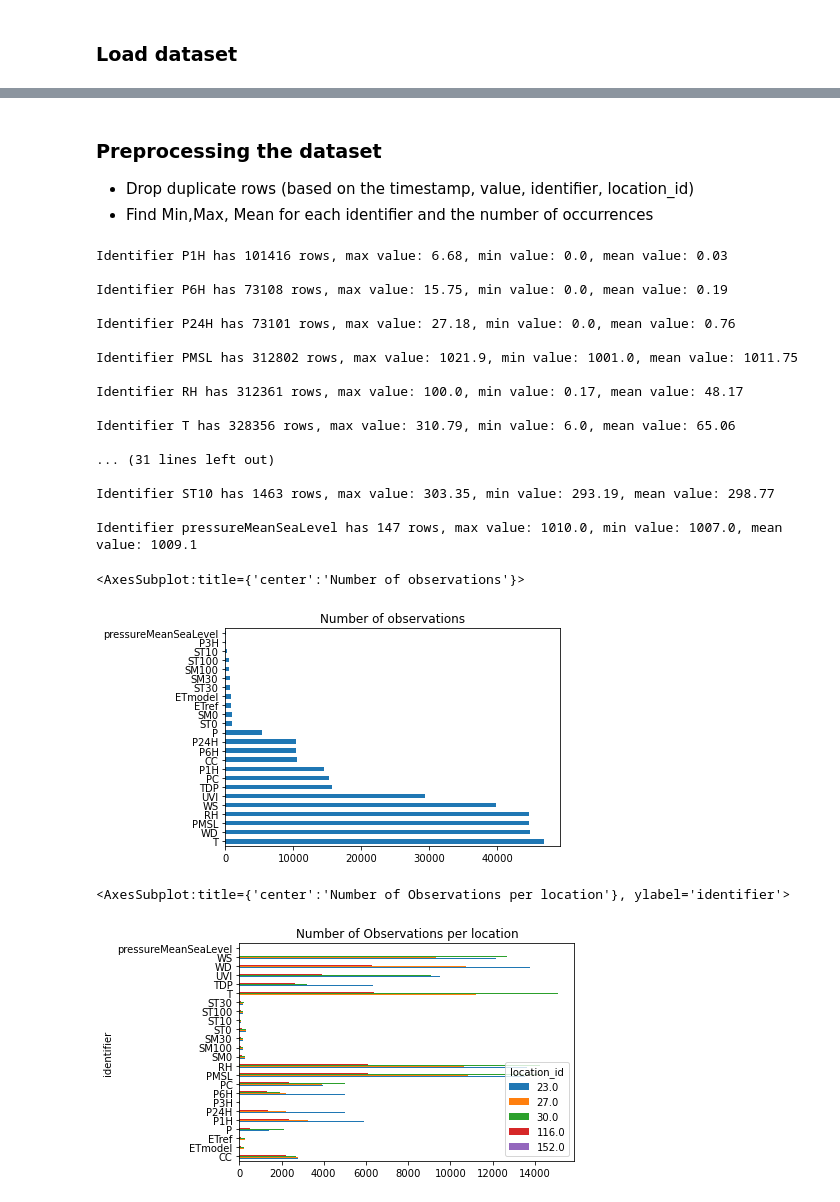
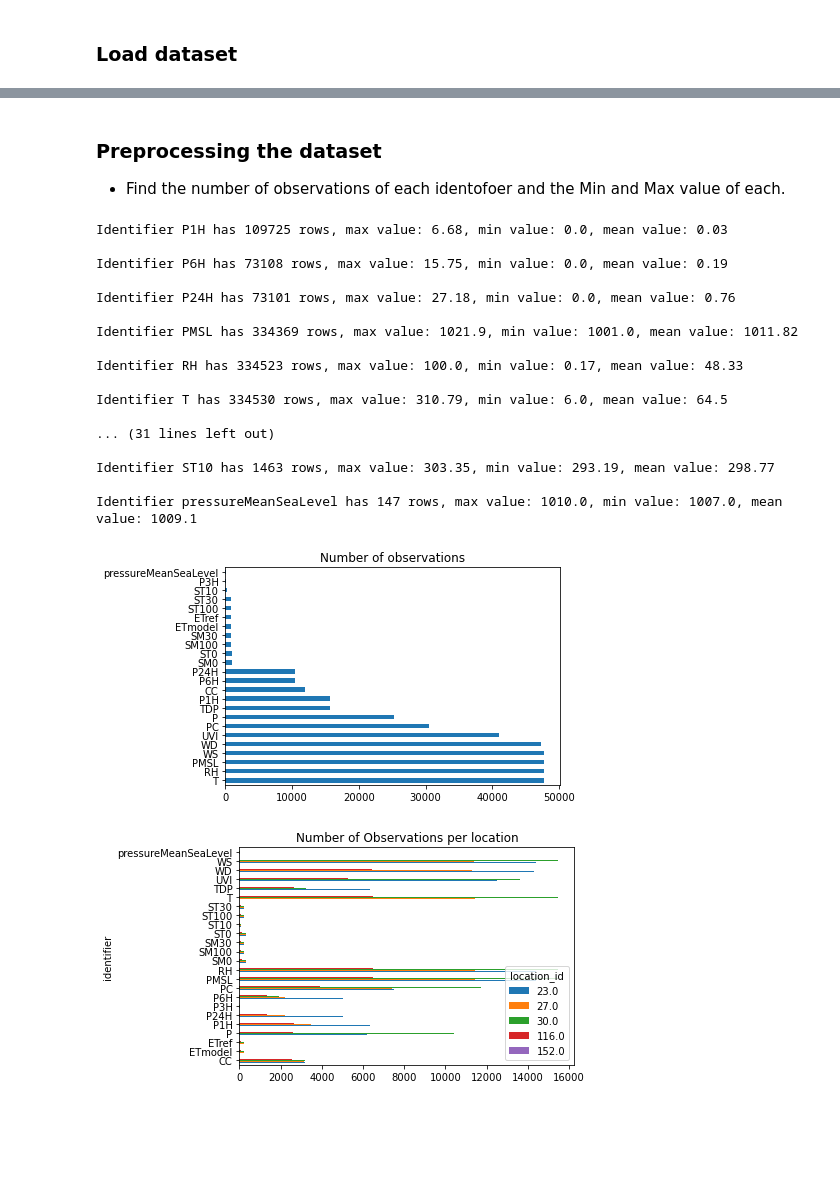
Before and after one commit to alexiosgkikas/DataverseAssigment, a Jupyter notebook: Dataverse Assignment.ipynb, the cells around one changed output, grey strips where cells are left out. Drawn from its saved outputs; the diff is of its cells as text; code cells hidden in the pictures; blank space fills up the shorter version.

```diff
--- a/Dataverse Assignment.ipynb
+++ b/Dataverse Assignment.ipynb
@@ -49,5 +49,4 @@ Data columns (total 7 columns):
 # %%
-
 #check the time window of the dataset
 print('\nMin date: {}, Max Date: {}'.format(df.timestamp.min(), df.timestamp.max() ))
 
@@ -61,6 +60,13 @@ unique_locations =  df.location_id.unique()
 print('\nThere are {} unique locations in the dataset.'.format(unique_locations.size))
 #print(unique_locations)
 
+for id in unique_locations:
+    t_id = df.loc[df['location_id'] == id]
+    print('location id: ',id)
+    print('location id: ',t_id.shape)
+    print('Min date: {}, Max Date: {}'.format(t_id.timestamp.min(), t_id.timestamp.max() ))
+
+
 #check each location the numer of unique identifiers
 for location in unique_locations:
     print('\nlocation: {}, indicators: {}'.format(location,df[df.location_id == location].identifier.unique().size))
@@ -70,8 +76,6 @@ for location in unique_locations:
 #check for duplicates
 print('\n There are {} rows which are duplicated grouped by timestamp,identifier,location_id'.format(df.duplicated(subset=['timestamp','value','identifier','location_id']).sum()))
 
-
-
 # from an identidier, check the timeserie
 x = df.loc[(df['location_id'] == 30.0) & (df['identifier'] == 'PMSL')]
 plt.plot(x['timestamp'], x['value'])
@@ -97,46 +101,42 @@ location: 152.0, indicators: 12
 [figure]
 # %% [markdown]
 ###  Preprocessing the dataset
-* Drop duplicate rows (based on the timestamp, value, identifier, location_id)
-* Find Min,Max, Mean for each identifier and the number of occurrences
+* Find the number of observations of each identofoer and the Min and Max value of each.
 # %%
-#remove duplicates. Keep the last record
-df = df.drop_duplicates(subset=['timestamp','value','identifier','location_id'], keep='last')
-
 for id in unique_id:
     num_rows = df[df.identifier == id].size
     max_value = df[df.identifier == id].value.max()
     min_value = df[df.identifier == id].value.min()
     mean_value = round(df[df.identifier == id].value.mean(),2)
     print('Identifier {} has {} rows, max value: {}, min value: {}, mean value: {}\n'.format(id,num_rows,max_value,min_value,mean_value))
 
 df['identifier'].value_counts().plot(kind='barh',title = 'Number of observations')
+
+
+pd.crosstab(df['identifier'],
+            df['location_id']).plot(kind='barh', title = 'Number of Observations per location')
+
+df['timestamp'] = pd.to_datetime(df['timestamp'])
 # %% [output]
-Identifier P1H has 101416 rows, max value: 6.68, min value: 0.0, mean value: 0.03
+Identifier P1H has 109725 rows, max value: 6.68, min value: 0.0, mean value: 0.03
 
 Identifier P6H has 73108 rows, max value: 15.75, min value: 0.0, mean value: 0.19
 
 Identifier P24H has 73101 rows, max value: 27.18, min value: 0.0, mean value: 0.76
 
-Identifier PMSL has 312802 rows, max value: 1021.9, min value: 1001.0, mean value: 1011.75
+Identifier PMSL has 334369 rows, max value: 1021.9, min value: 1001.0, mean value: 1011.82
 
-Identifier RH has 312361 rows, max value: 100.0, min value: 0.17, mean value: 48.17
+Identifier RH has 334523 rows, max value: 100.0, min value: 0.17, mean value: 48.33
 
-Identifier T has 328356 rows, max value: 310.79, min value: 6.0, mean value: 65.06
+Identifier T has 334530 rows, max value: 310.79, min value: 6.0, mean value: 64.5
 
 ... (31 lines left out)
 
 Identifier ST10 has 1463 rows, max value: 303.35, min value: 293.19, mean value: 298.77
 
 Identifier pressureMeanSeaLevel has 147 rows, max value: 1010.0, min value: 1007.0, mean value: 1009.1
-<AxesSubplot:title={'center':'Number of observations'}>
-[figure, old version]
+[figure, new version]
+[figure, added]
-# %%
-#df['identifier'].value_counts().plot(kind='barh')
-pd.crosstab(df['identifier'],df['location_id']).plot(kind='barh', title = 'Number of Observations per location')
-# %% [output]
-<AxesSubplot:title={'center':'Number of Observations per location'}, ylabel='identifier'>
-[figure, removed]
 # %% [markdown]
 ##### Investigating the dataset you can found that :
 * The time period is from 2019-04-25 13:20:09 until 2019-07-29 23:40:08
```
Also changed, not shown: parts of 9 cells of this notebook.
